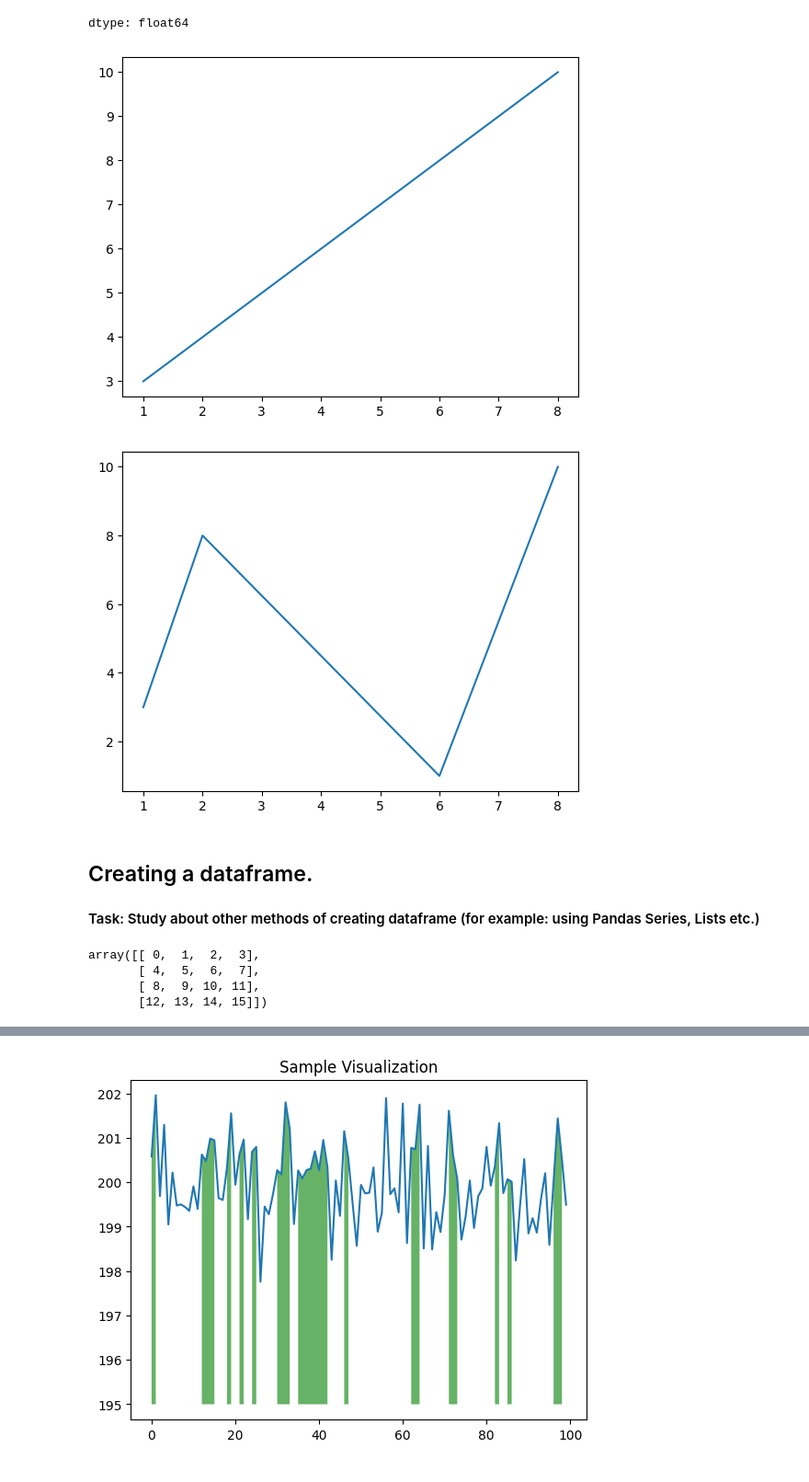
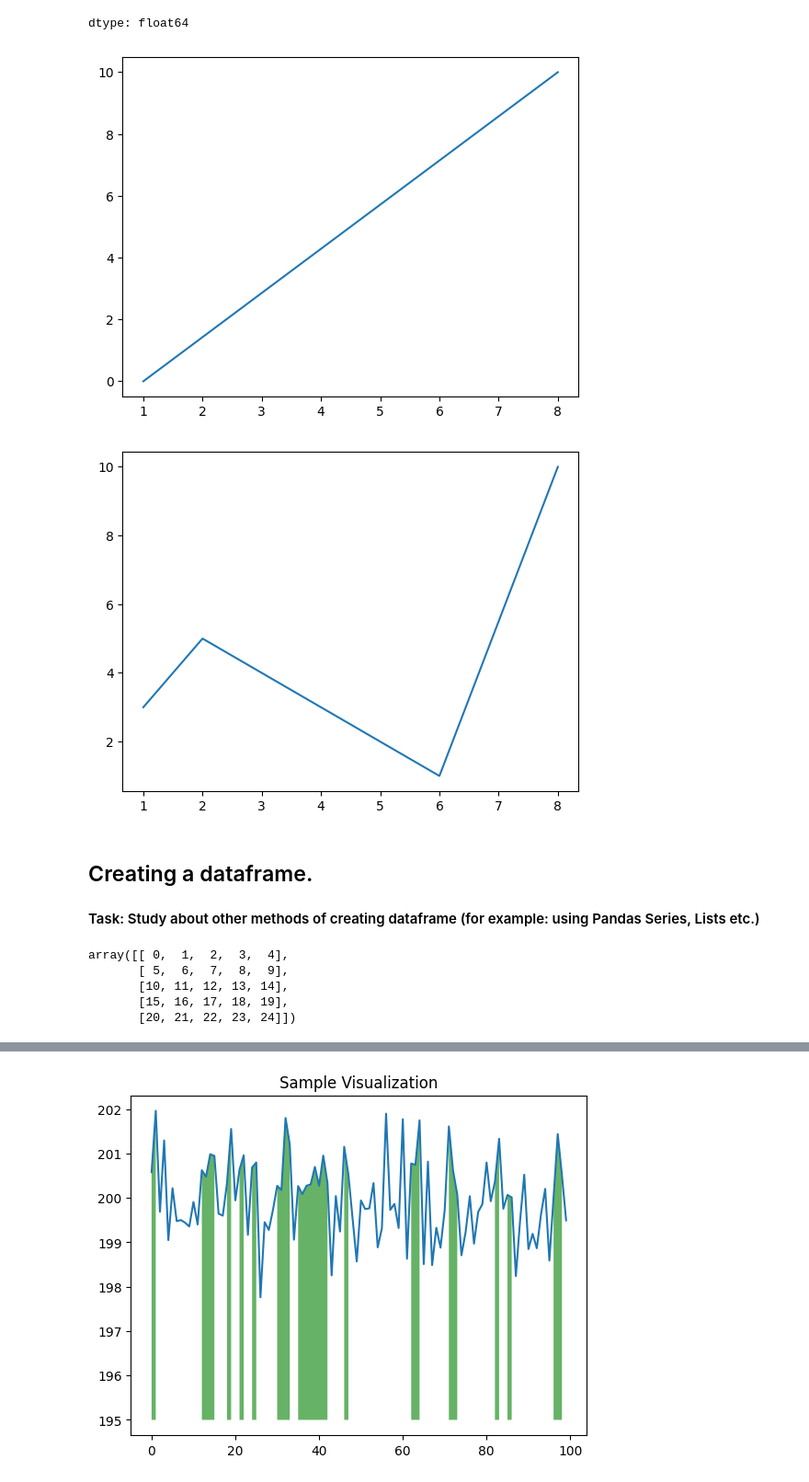
Before and after one commit to srividya-77/iiith-aiml, a Jupyter notebook: AIML_Sep_2026_Basics_of_Python.ipynb, the cells around one changed output, grey strips where cells are left out. Shown at 92% size. Saved outputs shown, nothing was run; the diff lists cells and outputs as text; code cells hidden in the pictures.

```diff
--- a/AIML_Sep_2026_Basics_of_Python.ipynb
+++ b/AIML_Sep_2026_Basics_of_Python.ipynb
@@ -368,20 +464,20 @@ import matplotlib
 from matplotlib import pyplot as plt
 # %%
 xpoints = np.array([1, 8])
-ypoints = np.array([3, 10])
+ypoints = np.array([0, 10])
 
 plt.plot(xpoints, ypoints)
 plt.show()
 # %% [output]
-[figure, old version]
+[figure, new version]
 # %%
 xpoints = np.array([1, 2, 6, 8])
-ypoints = np.array([3, 8, 1, 10])
+ypoints = np.array([3, 5, 1, 10])
 
 plt.plot(xpoints, ypoints)
 plt.show()
 # %% [output]
-[figure, old version]
+[figure, new version]
 # %% [markdown]
 ## Creating a dataframe.
 #### Task: Study about other methods of creating dataframe (for example: using Pandas Series, Lists etc.)
@@ -389,11 +485,12 @@ plt.show()
 import pandas as pd
 import numpy as np
 # %%
-values = np.arange(16).reshape(4,4)
+values = np.arange(25).reshape(5,5)
 values
 # %% [output]
-array([[ 0,  1,  2,  3],
-       [ 4,  5,  6,  7],
-       [ 8,  9, 10, 11],
-       [12, 13, 14, 15]])
+array([[ 0,  1,  2,  3,  4],
+       [ 5,  6,  7,  8,  9],
+       [10, 11, 12, 13, 14],
+       [15, 16, 17, 18, 19],
+       [20, 21, 22, 23, 24]])
 # %%
```
Also changed, not shown: parts of 21 cells of this notebook.
